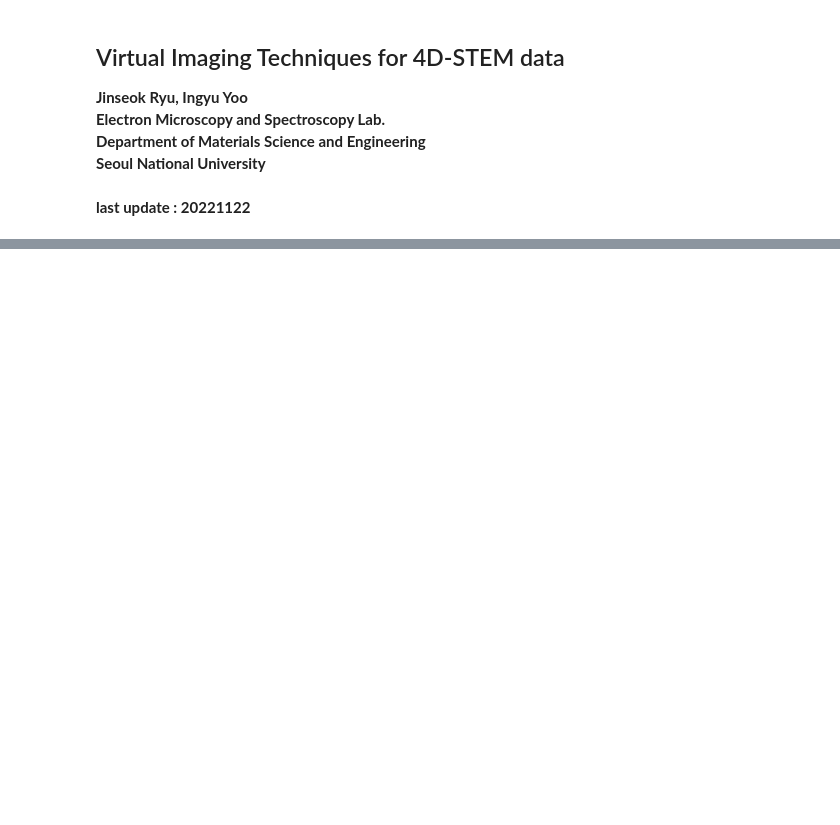
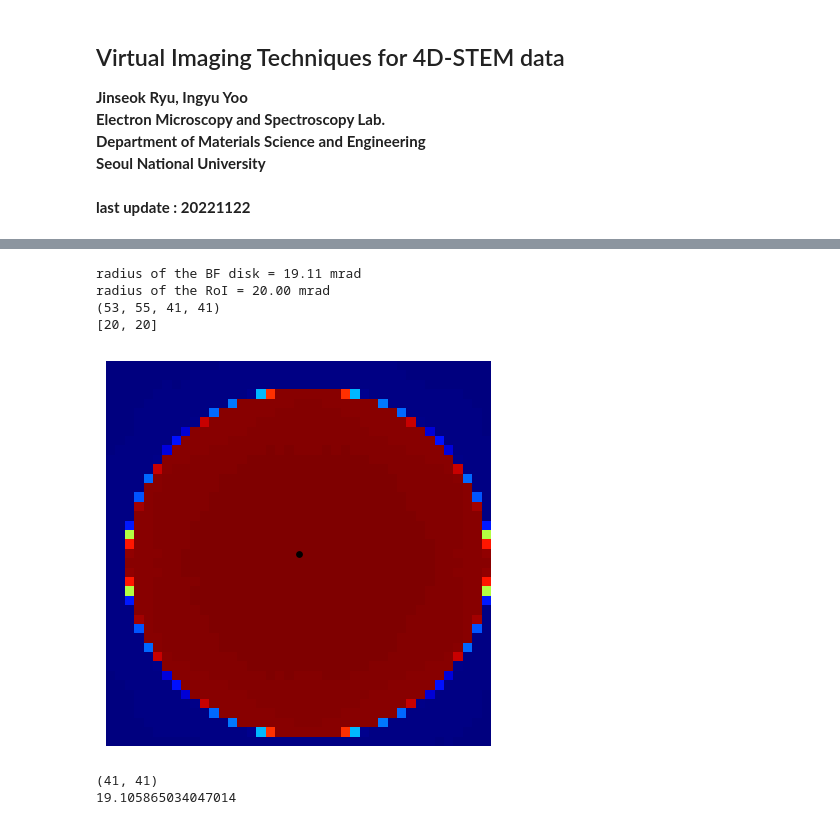
Before and after one commit to jinseuk56/4DSTEM_processing, a Jupyter notebook: imaging/virtual_imaging_4D_STEM.ipynb, the cells around one changed output, grey strips where cells are left out. Cells and saved outputs as stored; diff of their text form; code cells hidden in the pictures; blank space fills up the shorter version.

```diff
--- a/imaging/virtual_imaging_4D_STEM.ipynb
+++ b/imaging/virtual_imaging_4D_STEM.ipynb
@@ -219,3 +219,7 @@ plt.rcParams['font.family'] = 'Times New Roman'
 # %%
 raw_adr = tkf.askopenfilename()
 print(raw_adr)
+
+datatype = "float32"
+f_shape = [256, 256, 128, 128] # the shape of the 4D-STEM data [scanning_y, scanning_x, DP_y, DP_x]
+o_shape = [f_shape[0], f_shape[1], f_shape[2]+2, f_shape[3]]
@@ -225,0 +228,17 @@ print(f_stack.dtype)
+# %%
+if raw_adr[-3:] == "raw":
+    f_stack = load_binary_4D_stack(raw_adr, datatype, o_shape, f_shape, log_scale=False)
+    f_stack = np.flip(f_stack, axis=2)
+    f_stack = np.nan_to_num(f_stack)
+
+elif raw_adr[-3:] == "tif" or raw_adr[:-4] == "tiff":
+    f_stack = tifffile.imread(raw_adr)
+
+else:
+    print("The format of the file is not supported here")
+
+print(f_stack.shape)
+print(f_stack.min(), f_stack.max())
+print(f_stack.mean())
+
+f_stack = f_stack.clip(min=0.0)
@@ -245,15 +273,23 @@ plt.show()
 # %%
-test.disk_extract(buffer_size=2)
+test.disk_extract(buffer_size=1)
 print(test.c_stack.shape)
 print(test.c_ct)
 
 fig, ax = plt.subplots(1, 1, figsize=(5, 5))
 ax.imshow(test.c_pacbed, cmap="jet")
 ax.scatter(test.c_ct[1], test.c_ct[0], s=15, c="k")
 ax.axis("off")
 plt.show()
 print(test.c_pacbed.shape)
 print(test.least_R)
+# %% [output]
+radius of the BF disk = 19.11 mrad
+radius of the RoI = 20.00 mrad
+(53, 55, 41, 41)
+[20, 20]
+[figure, added]
+(41, 41)
+19.105865034047014
 # %%
 BF_det = np.array([0, test.least_R]) / mrad_per_pixel
 ADF_det = np.array([1.5*test.least_R, 2.0*test.least_R]) / mrad_per_pixel
```
Also changed, not shown: parts of 11 cells of this notebook.
